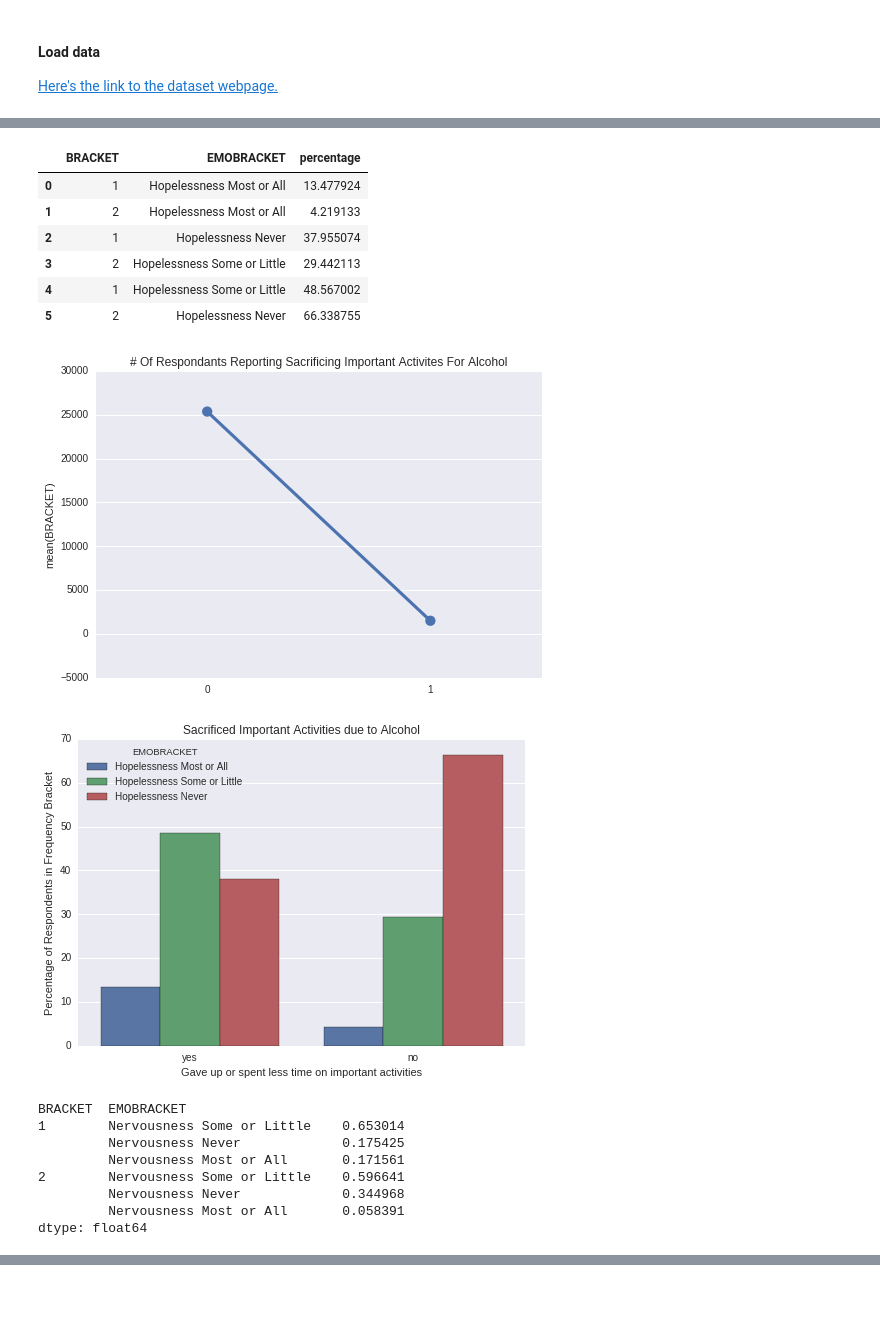
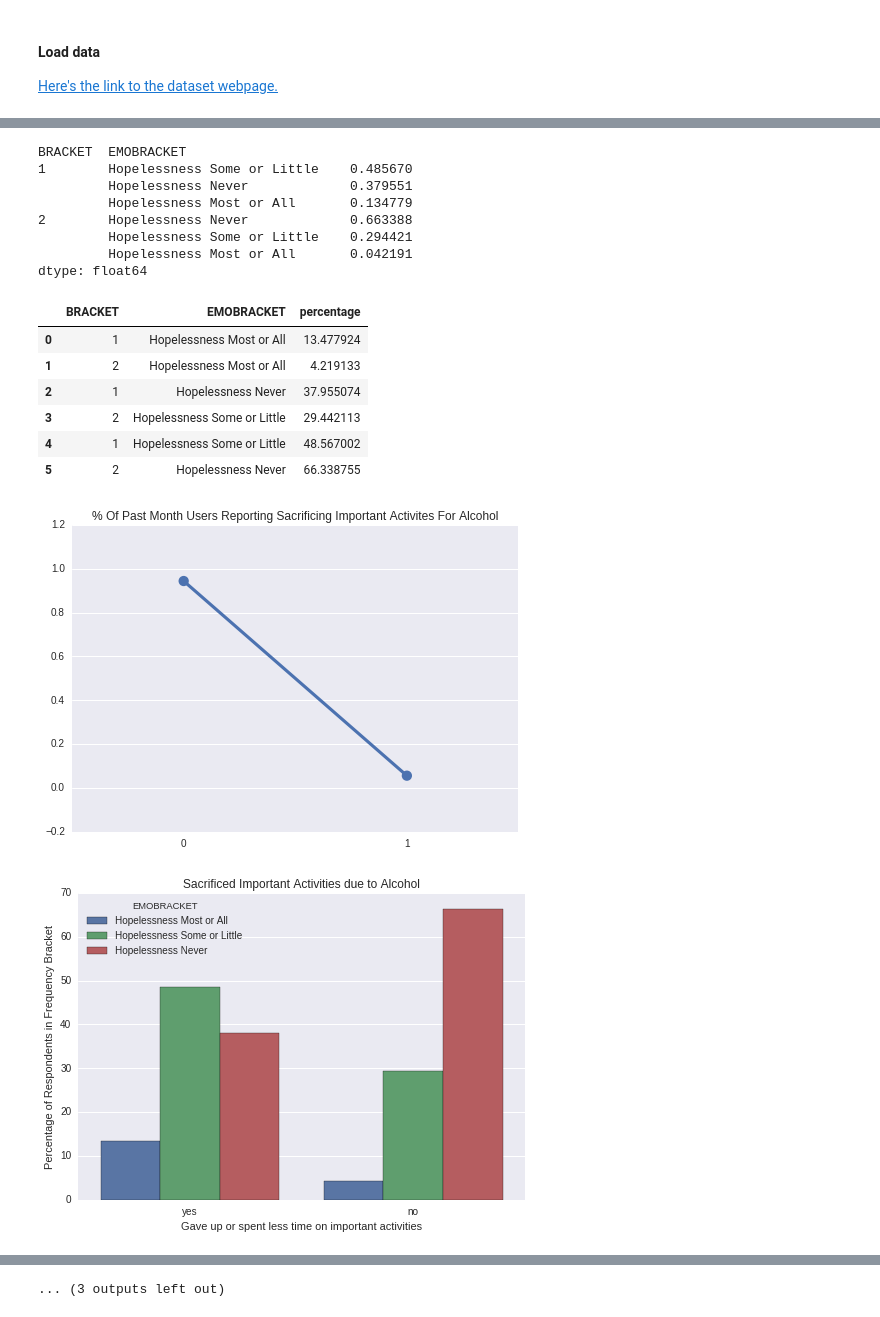
Before and after one commit to greenteawarrior/DataScience16CTW, a Jupyter notebook: drug_usage_health_next_steps.ipynb, the cells around one changed output, grey strips where cells are left out. Drawn from its saved outputs; the diff is of its cells as text; code cells hidden in the pictures.

Commit message:
Exploring and Visualizing Treatment

```diff
--- a/drug_usage_health_next_steps.ipynb
+++ b/drug_usage_health_next_steps.ipynb
@@ -33,11 +37,10 @@ df_subset = df[df['ALCLSACT'] < 3]
 # %%
 def mental_health_bars_activity(df, act, emotion, substancestr, emotionstr):
     """
-
     df: dataframe of interest
 
-    act: whether respondant sacrificed important activities, such as taking care of children,
-    taking care of themselves, or working for a substance
+    act: whether respondant sacrificed important activities,(such as working, going to school, taking care of children, doing fun things such as hobbies
+        and sports, and spending time with friends and family) for the sake of a given substance
     emotion: mental health aspect of interest
 
     for the sake of plot labelling:
@@ -86,8 +91,8 @@ def sacrificed_activities(df, act,  substancestr,  used_ever):
     """
     Shows plot of how many respondants who have used the substance make these sacrifices for the substance.
     df: dataframe of interest
-    act: whether respondant sacrificed important activities, such as taking care of children,
-    taking care of themselves, or working for a substance
+    act: whether respondant sacrificed important activities,(such as working, going to school, taking care of children, doing fun things such as hobbies
+        and sports, and spending time with friends and family) for the sake of a given substance
     emotion: mental health aspect of interest
     for the sake of plot labelling:
     substance: human readable string of the substance
@@ -102,8 +107,33 @@ def sacrificed_activities(df, act,  substancestr,  used_ever):
     point_plot_title = '# Of Respondants Reporting Sacrificing Important Activites For ' + substancestr
     plt.title(point_plot_title)
     return
+
+def sacrificed_activities30(df, act, substancestr, isuser):
+
+    df_subset = df[df[act]< 3]
+    df_subset['BRACKET'] = df_subset[act]
+    if isuser == 'HER30USE':
+        df_substance_user_subset = df_subset[df_subset[isuser] < 30]
+    else:
+        df_substance_user_subset = df_subset[df_subset[isuser] < 6]
+    yesdf = df_substance_user_subset[df_substance_user_subset['BRACKET']==1]
+    yes = yesdf['BRACKET'].count()
+    nodf = df_substance_user_subset[df_substance_user_subset['BRACKET']==2]
+    no = nodf['BRACKET'].count()
+    print 'yes and no responses'
+    print yes
+    print no
+    yes = float(yes)
+    no = float(no)
+    yesperc = (yes)/(yes+no)
+    noperc = (no)/(yes+no)
+    sns.pointplot(x=[0,1], y=[noperc, yesperc])
+    point_plot_title = '% Of Past Month Users Reporting Sacrificing Important Activites For ' + substancestr
+    plt.title(point_plot_title)
+    return
 # %%
-sacrificed_activities(df, 'ALCLSACT',  'Alcohol', 'ALCEVER')
+#sacrificed_activities(df, 'ALCLSACT',  'Alcohol', 'ALCEVER')
+sacrificed_activities30(df, 'ALCLSACT',  'Alcohol', 'ALCMDAYS')
 mental_health_bars_activity(df, 'ALCLSACT', 'DSTHOP30', 'Alcohol', 'Hopelessness')
 mental_health_bars_activity(df, 'ALCLSACT', 'DSTNRV30', 'Alcohol', 'Nervousness')
 mental_health_bars_activity(df, 'ALCLSACT', 'DSTRST30', 'Alcohol', 'Restlessness')
@@ -124,17 +149,17 @@ dtype: float64
+BRACKET  EMOBRACKET
+1        Hopelessness Some or Little    0.485670
+         Hopelessness Never             0.379551
+         Hopelessness Most or All       0.134779
+2        Hopelessness Never             0.663388
+         Hopelessness Some or Little    0.294421
+         Hopelessness Most or All       0.042191
+dtype: float64
 |  | BRACKET | EMOBRACKET | percentage |
 | 0 | 1 | Hopelessness Most or All | 13.477924 |
 | 1 | 2 | Hopelessness Most or All | 4.219133 |
 | 2 | 1 | Hopelessness Never | 37.955074 |
 | 3 | 2 | Hopelessness Some or Little | 29.442113 |
 | 4 | 1 | Hopelessness Some or Little | 48.567002 |
 | 5 | 2 | Hopelessness Never | 66.338755 |
-[figure, old version]
+[figure, new version]
 [figure]
-BRACKET  EMOBRACKET
-1        Nervousness Some or Little    0.653014
-         Nervousness Never             0.175425
-         Nervousness Most or All       0.171561
-2        Nervousness Some or Little    0.596641
-         Nervousness Never             0.344968
-         Nervousness Most or All       0.058391
-dtype: float64
@@ -181 +198,2 @@ dtype: float64
+... (3 outputs left out)
 # %%
```
Also changed, not shown: parts of 31 cells of this notebook, 3 other files.
